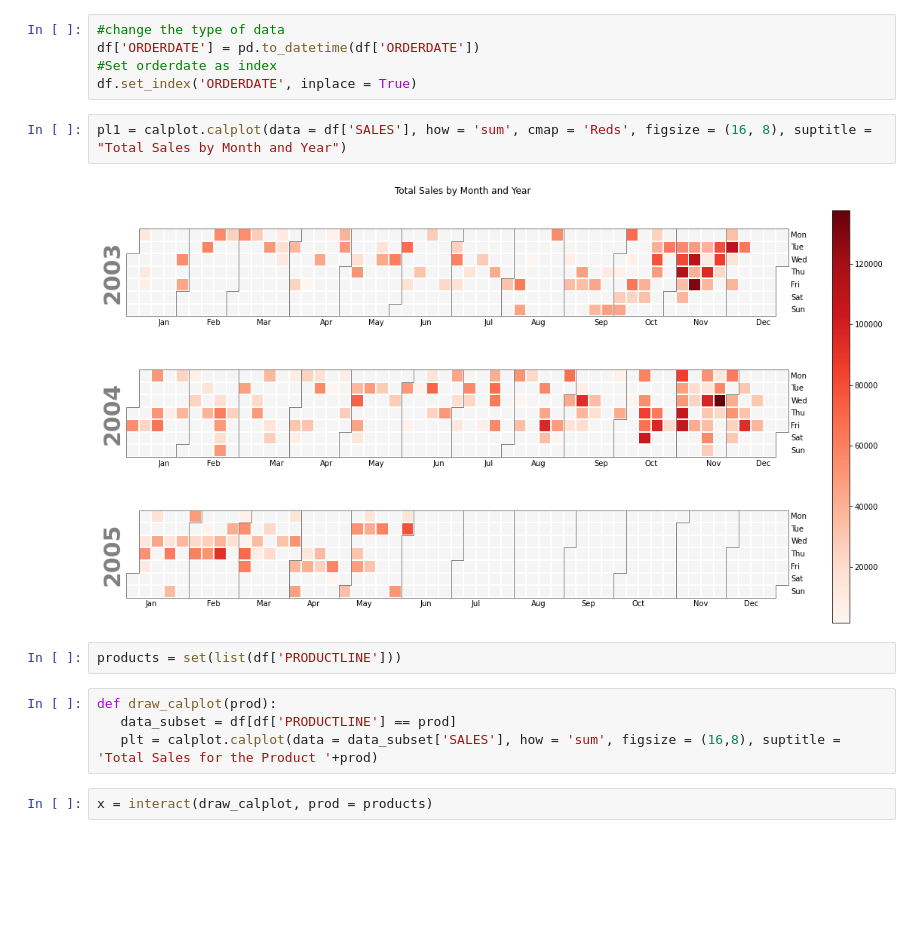
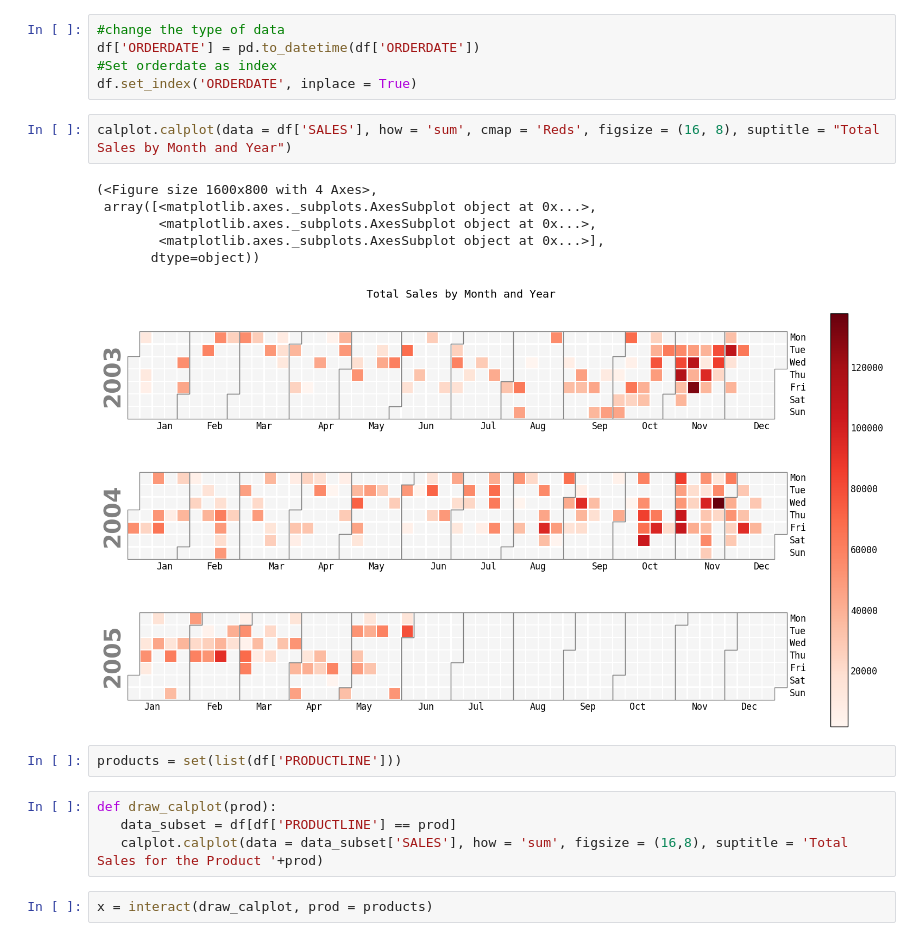
Before and after one commit to sazolfaghari/Tutorial, a Jupyter notebook: Visualization/Interactive_TimeseriesVisualization.ipynb, the cells around one changed output. Cells and saved outputs as stored; diff of their text form; blank space fills up the shorter version.

```diff
--- a/Visualization/Interactive_TimeseriesVisualization.ipynb
+++ b/Visualization/Interactive_TimeseriesVisualization.ipynb
@@ -28,15 +28,20 @@ df['ORDERDATE'] = pd.to_datetime(df['ORDERDATE'])
 #Set orderdate as index
 df.set_index('ORDERDATE', inplace = True)
 # %%
-pl1 = calplot.calplot(data = df['SALES'], how = 'sum', cmap = 'Reds', figsize = (16, 8), suptitle = "Total Sales by Month and Year")
+calplot.calplot(data = df['SALES'], how = 'sum', cmap = 'Reds', figsize = (16, 8), suptitle = "Total Sales by Month and Year")
 # %% [output]
+(<Figure size 1600x800 with 4 Axes>,
+ array([<matplotlib.axes._subplots.AxesSubplot object at 0x...>,
+        <matplotlib.axes._subplots.AxesSubplot object at 0x...>,
+        <matplotlib.axes._subplots.AxesSubplot object at 0x...>],
+       dtype=object))
-[figure, old version]
+[figure, new version]
 # %%
 products = set(list(df['PRODUCTLINE']))
 # %%
 def draw_calplot(prod):
    data_subset = df[df['PRODUCTLINE'] == prod]
-   plt = calplot.calplot(data = data_subset['SALES'], how = 'sum', figsize = (16,8), suptitle = 'Total Sales for the Product '+prod)
+   calplot.calplot(data = data_subset['SALES'], how = 'sum', figsize = (16,8), suptitle = 'Total Sales for the Product '+prod)
 # %%
 x = interact(draw_calplot, prod = products)
 # %% [output]
```
